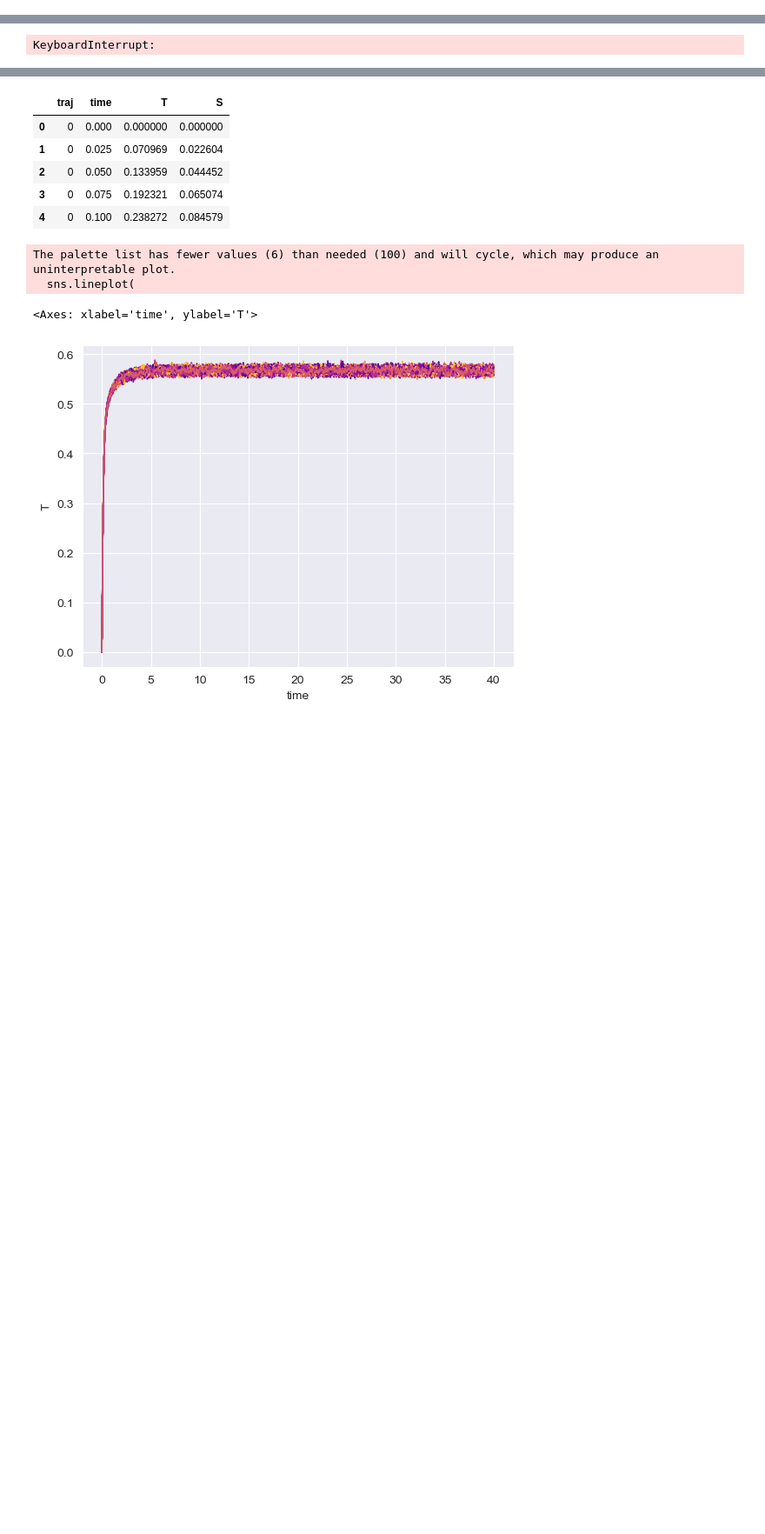
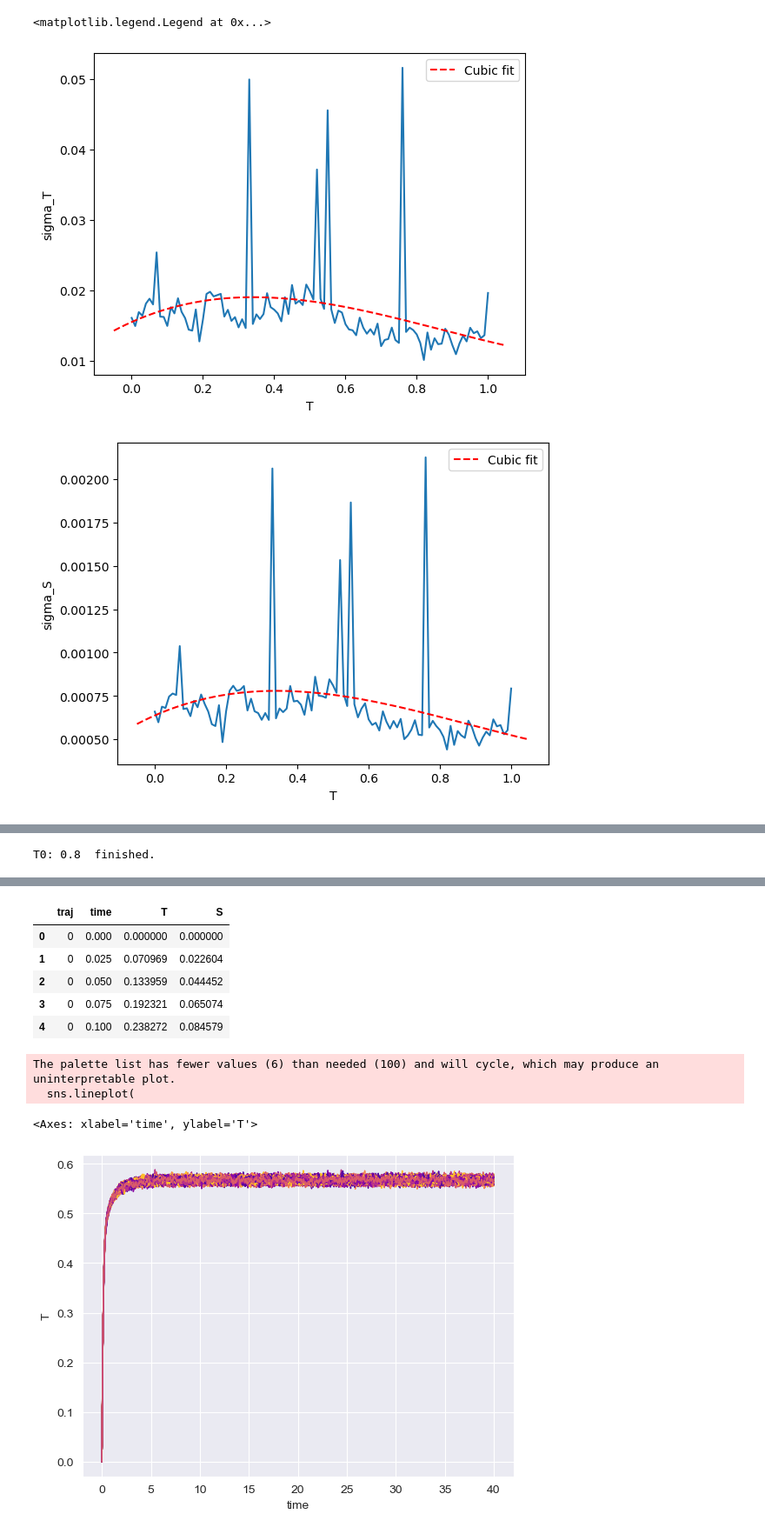
Before and after one commit to amethystaurora-robo/EWS_Gottwald, a Jupyter notebook: code/SDE.ipynb, the cells around one changed output, grey strips where cells are left out. Shown at 87% size. Saved outputs shown, nothing was run; the diff lists cells and outputs as text; code cells hidden in the pictures; blank space fills up the shorter version.

```diff
--- a/code/SDE.ipynb
+++ b/code/SDE.ipynb
@@ -229,0 +174,61 @@ def paths_t0s(t0):
+# %%
+
+# example for sigma_T
+fig, ax = plt.subplots()
+sns.lineplot(data=zeros, x='t0', y='sigma_T')
+
+# cubic fit (degree=3)
+coeffs = np.polyfit(zeros['t0'], zeros['sigma_T'], 3)  # returns [a3, a2, a1, a0]
+poly = np.poly1d(coeffs)
+
+# use a dense set of x values for a smooth curve
+x_vals = np.linspace(ax.get_xlim()[0], ax.get_xlim()[1], 200)
+y_vals = poly(x_vals)
+
+ax.plot(x_vals, y_vals, '--', color='red', label=f'Cubic fit')
+plt.xlabel('T')
+
+ax.legend()
+#plt.savefig('cubic_sigma_t.png')
+plt.savefig('slope_sigma_t.png')
+#plt.show()
+# example for sigma_T
+fig, ax = plt.subplots()
+sns.lineplot(data=zeros, x='t0', y='sigma_S')
+
+# cubic fit (degree=3)
+coeffs = np.polyfit(zeros['t0'], zeros['sigma_S'], 3)  # returns [a3, a2, a1, a0]
+poly = np.poly1d(coeffs)
+
+# use a dense set of x values for a smooth curve
+x_vals = np.linspace(ax.get_xlim()[0], ax.get_xlim()[1], 200)
+y_vals = poly(x_vals)
+
+ax.plot(x_vals, y_vals, '--', color='red', label=f'Cubic fit')
+plt.xlabel('T')
+
+ax.legend()
+#plt.savefig('cubic_sigma_s.png')
+# example for sigma_T
+fig, ax = plt.subplots()
+sns.lineplot(data=zeros, x='t0', y='corr_TS')
+
+# cubic fit (degree=3)
+coeffs = np.polyfit(zeros['t0'], zeros['corr_TS'], 3)  # returns [a3, a2, a1, a0]
+poly = np.poly1d(coeffs)
+
+# use a dense set of x values for a smooth curve
+x_vals = np.linspace(ax.get_xlim()[0], ax.get_xlim()[1], 200)
+y_vals = poly(x_vals)
+
+ax.plot(x_vals, y_vals, '--', color='red', label=f'Cubic fit')
+plt.xlabel('T')
+
+ax.legend()
+#plt.savefig('cubic_sigma_t.png')
+#plt.savefig('slope_cov_ts.png')
+#plt.show()
+# %% [output]
+<matplotlib.legend.Legend at 0x...>
+[figure, added]
+[figure, added]
@@ -230,4 +236,4 @@ def paths_t0s(t0):
 # %%
-df_this = paths_t0s(0)
+df_this = paths_t0s(0.8)
 # %% [output]
-KeyboardInterrupt:
+T0: 0.8  finished.
```
Also changed, not shown: parts of 16 cells of this notebook, 2 other files.
